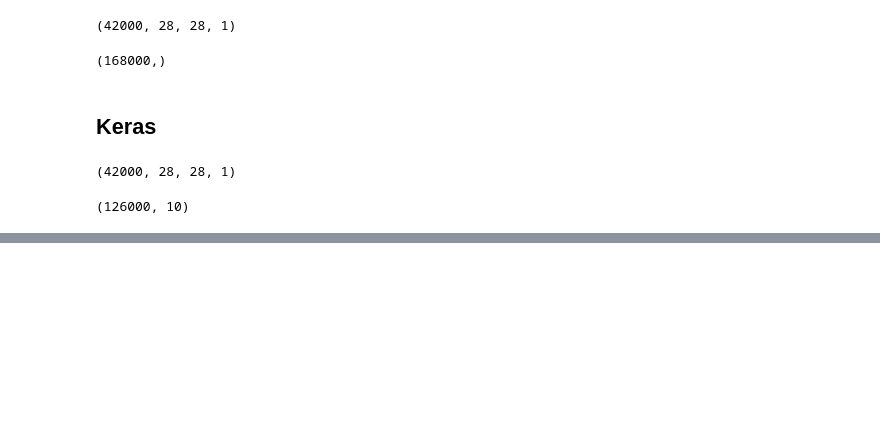
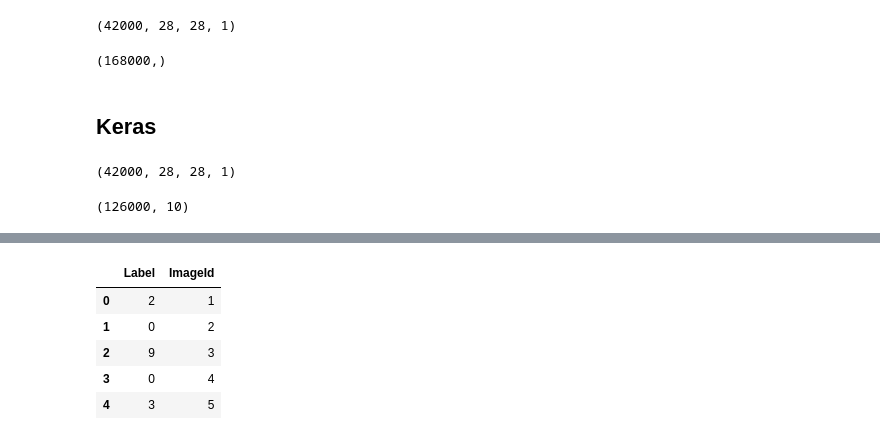
Before and after one commit to andyashall/mnist, a Jupyter notebook: MNIST.ipynb, the cells around one changed output, grey strips where cells are left out. Cells and saved outputs as stored; diff of their text form; code cells hidden in the pictures; blank space fills up the shorter version.

```diff
--- a/MNIST.ipynb
+++ b/MNIST.ipynb
@@ -330,10 +328,12 @@ Epoch 12/12
 # %%
 test = pd.read_csv('./data/test.csv')
 
-test = np.asmatrix(test)
+x_test = test.values.astype('float32')
 
-test = test.iloc[:,1:].values.reshape(-1,28,28,1)
+X_test = x_test.reshape(x_test.shape[0], 28, 28,1)
+# %%
+x_float = np.divide(X_test, 255.0)
 # %%
-preds = model.predict_classes(test)
+preds = model.predict_classes(x_float)
 
 preds
@@ -339,0 +343,13 @@ preds
+# %%
+sub = pd.DataFrame({'Label': preds})
+
+sub['ImageId'] = sub.index + 1
+
+sub.head()
+# %% [output]
+|  | Label | ImageId |
+| 0 | 2 | 1 |
+| 1 | 0 | 2 |
+| 2 | 9 | 3 |
+| 3 | 0 | 4 |
+| 4 | 3 | 5 |
```
Also changed, not shown: parts of 3 cells of this notebook.
